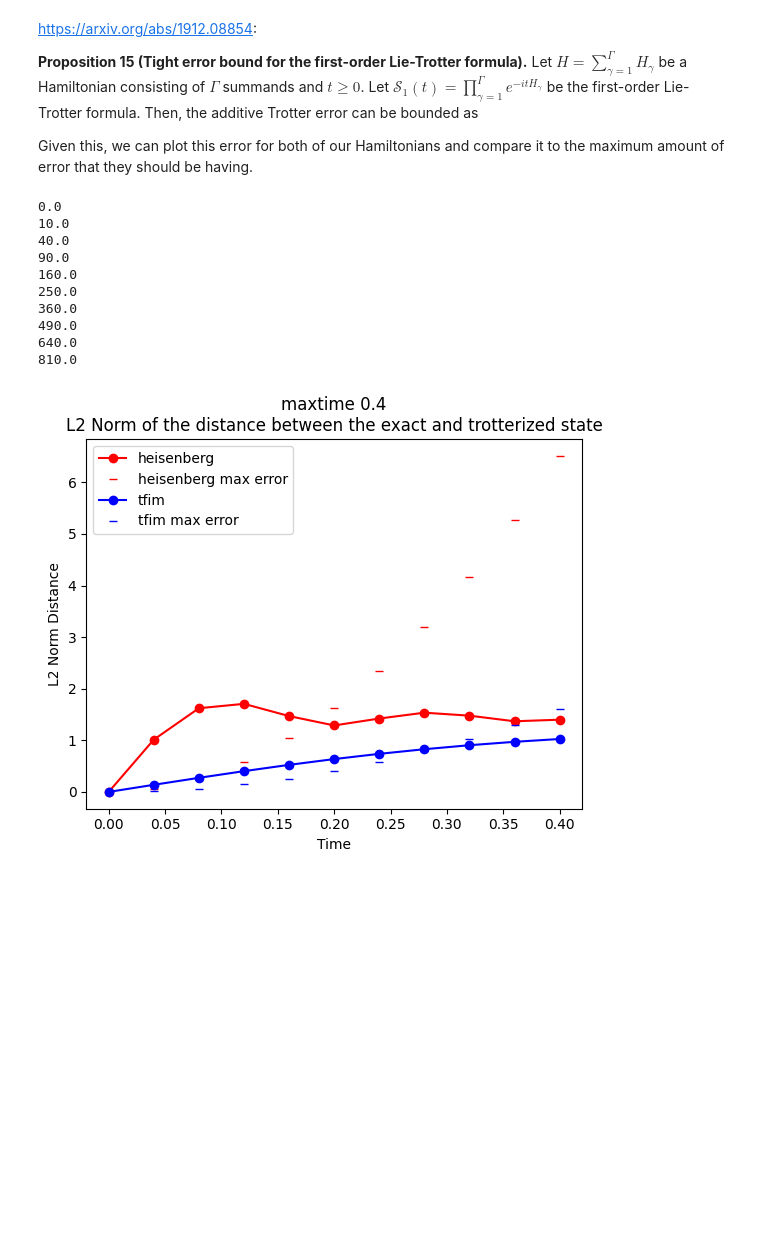
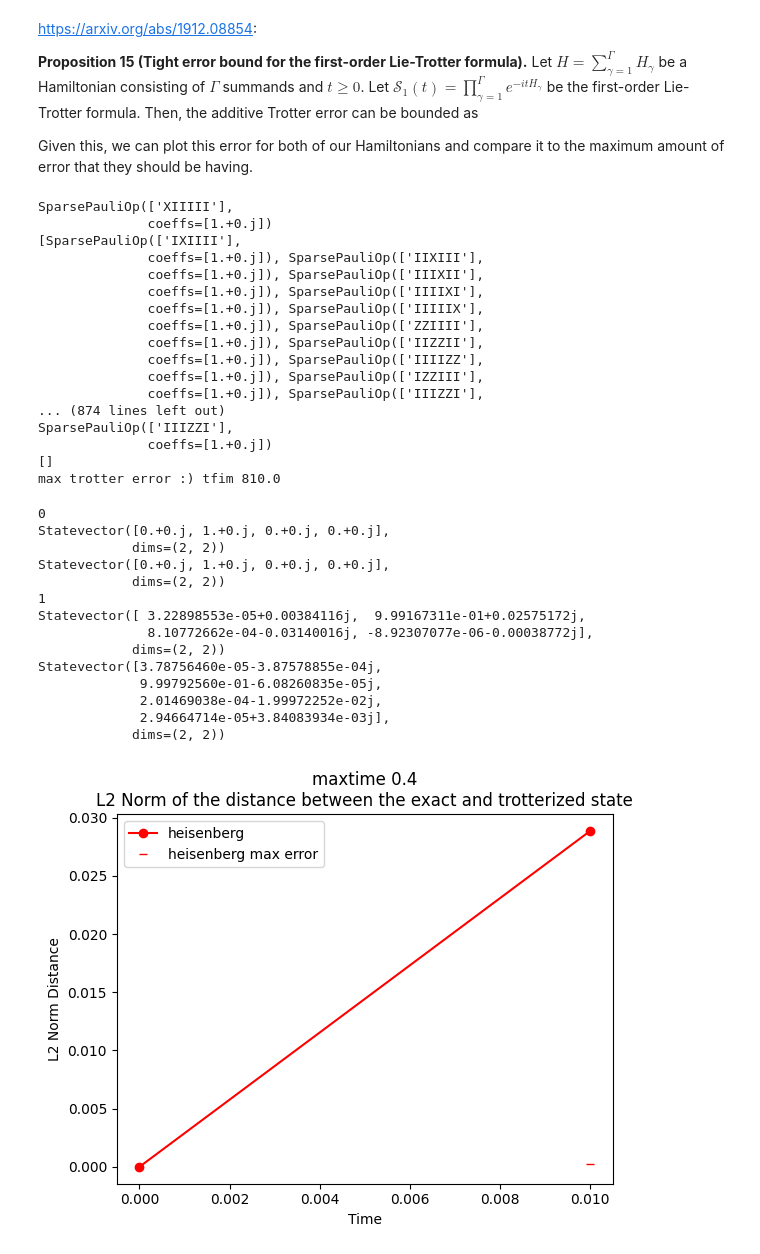
Before and after one commit to toddytharmonkey/QC-App-Oriented-Benchmarks, a Jupyter notebook: hamiltonian-simulation/qiskit/HellingerVsTime.ipynb, the cells around one changed output. Drawn from its saved outputs; the diff is of its cells as text; code cells hidden in the pictures; blank space fills up the shorter version.

Commit message:
unsucessfully try to debug max error bound

```diff
--- a/hamiltonian-simulation/qiskit/HellingerVsTime.ipynb
+++ b/hamiltonian-simulation/qiskit/HellingerVsTime.ipynb
@@ -464,25 +464,33 @@ def max_trotter_error(ham, max_time):
         spectral_sum = sum(commutator_sum_term)
 
         if spectral_sum == 0:
-            continue
+            pass
         else:
-            spectral_norm = spectral_norm + np.linalg.norm(commutator(sum(commutator_sum_term), ham[gamma_1]),ord=2)
+            spectral_norm = spectral_norm + np.linalg.norm(commutator(spectral_sum, ham[gamma_1]),ord=2)
 
     return max_time**2 * (1/2) * spectral_norm
 # %%
 for max_time_test in range(10):
-    print(max_trotter_error(construct_hamiltonian(6, "tfim", w, hx, hz), max_time_test))
+    print("max trotter error :) tfim", max_trotter_error(construct_hamiltonian(6, "tfim", w, hx, hz), max_time_test))
+    # print("max trotter error :) heisenberg", max_trotter_error(construct_hamiltonian(6, "heisenberg", w, hx, hz), max_time_test))
 # %% [output]
-0.0
-10.0
-40.0
-90.0
-160.0
-250.0
-360.0
-490.0
-640.0
-810.0
+SparsePauliOp(['XIIIII'],
+              coeffs=[1.+0.j])
+[SparsePauliOp(['IXIIII'],
+              coeffs=[1.+0.j]), SparsePauliOp(['IIXIII'],
+              coeffs=[1.+0.j]), SparsePauliOp(['IIIXII'],
+              coeffs=[1.+0.j]), SparsePauliOp(['IIIIXI'],
+              coeffs=[1.+0.j]), SparsePauliOp(['IIIIIX'],
+              coeffs=[1.+0.j]), SparsePauliOp(['ZZIIII'],
+              coeffs=[1.+0.j]), SparsePauliOp(['IIZZII'],
+              coeffs=[1.+0.j]), SparsePauliOp(['IIIIZZ'],
+              coeffs=[1.+0.j]), SparsePauliOp(['IZZIII'],
+              coeffs=[1.+0.j]), SparsePauliOp(['IIIZZI'],
+... (874 lines left out)
+SparsePauliOp(['IIIZZI'],
+              coeffs=[1.+0.j])
+[]
+max trotter error :) tfim 810.0
 # %%
 def HamiltonianSimulationExactVector(
     n_spins: int,
@@ -538,6 +546,7 @@ def get_vector_at_timestep(n_qubits,step, K, max_time, hamiltonian, w, hx, hz):
                 K=step,
                 t=step * (max_time / K),
                 hamiltonian=hamiltonian,
+                use_XX_YY_ZZ_gates = True,
                 w=w,
                 hx=hx,
                 hz=hz,
@@ -560,49 +569,76 @@ def get_vector(circuit, shots=None):
 # %%
 # Plot #5: Hellinger fidelity at each time step from the classical exact to the trotterized at each time step.
 
-n_qubit = 6
+
+n_qubit = 2
+max_time = .01
 
 colors = ['r','b']
 
-for i, (hamiltonian, init_state) in enumerate(hamiltonians_initstate_pairs):
+K = 1
+
+for i, (hamiltonian, init_state) in enumerate([hamiltonians_initstate_pairs[0]]):
     hellingers = []
     max_errors = []
     times = []
     initial_distribution = None
 
+    time_step = max_time / K
+
+    max_error = max_trotter_error(construct_hamiltonian(n_qubit, hamiltonian, w, hx, hz), time_step)
+
+    total_possible_error = 0
+
     for k_i in range(K + 1):
+        print(k_i)
         # note k_0 = 0
 
-        max_error = max_trotter_error(construct_hamiltonian(n_qubit, hamiltonian, w, hx, hz), k_i * (max_time / K))
-        max_errors.append(max_error)
+        max_errors.append(total_possible_error)
+
+        total_possible_error = total_possible_error + max_error
 
         vector = get_vector_at_timestep(n_qubit, k_i, K, max_time, hamiltonian, w, hx, hz)
 
         exact_vector = HamiltonianSimulationExactVector(
             n_qubit,
-            t=k_i * (max_time / K),
+            t=k_i * (time_step),
             init_state=init_state,
             hamiltonian=hamiltonian,
             w=1,
             hx=hx,
             hz=hz,
         )
 
-        #doing .data just gets the 1D statevectors... I think. Since these are pure states.
+        print(vector)
+        print(exact_vector)
 
-        hellingers.append(np.linalg.norm((vector.data- exact_vector.data), ord=2))
+        hellingers.append(np.linalg.norm((vector- exact_vector), ord=2))
         times.append(k_i * (max_time / K))
 
     plt.plot(times, hellingers, marker="o", color = colors[i])
     plt.plot(times, max_errors, marker="_", linestyle = '', color=colors[i])
 plt.title(
     image_label_raw
     + "\n"
     + "L2 Norm of the distance between the exact and trotterized state"
 )
 plt.legend(["heisenberg", "heisenberg max error", "tfim", "tfim max error"])
 plt.xlabel("Time")
 plt.ylabel("L2 Norm Distance")
 plt.show()
 # %% [output]
+0
+Statevector([0.+0.j, 1.+0.j, 0.+0.j, 0.+0.j],
+            dims=(2, 2))
+Statevector([0.+0.j, 1.+0.j, 0.+0.j, 0.+0.j],
+            dims=(2, 2))
+1
+Statevector([ 3.22898553e-05+0.00384116j,  9.99167311e-01+0.02575172j,
+              8.10772662e-04-0.03140016j, -8.92307077e-06-0.00038772j],
+            dims=(2, 2))
+Statevector([3.78756460e-05-3.87578855e-04j,
+             9.99792560e-01-6.08260835e-05j,
+             2.01469038e-04-1.99972252e-02j,
+             2.94664714e-05+3.84083934e-03j],
+            dims=(2, 2))
-[figure, old version]
+[figure, new version]
```
Also changed, not shown: parts of 6 cells of this notebook.
